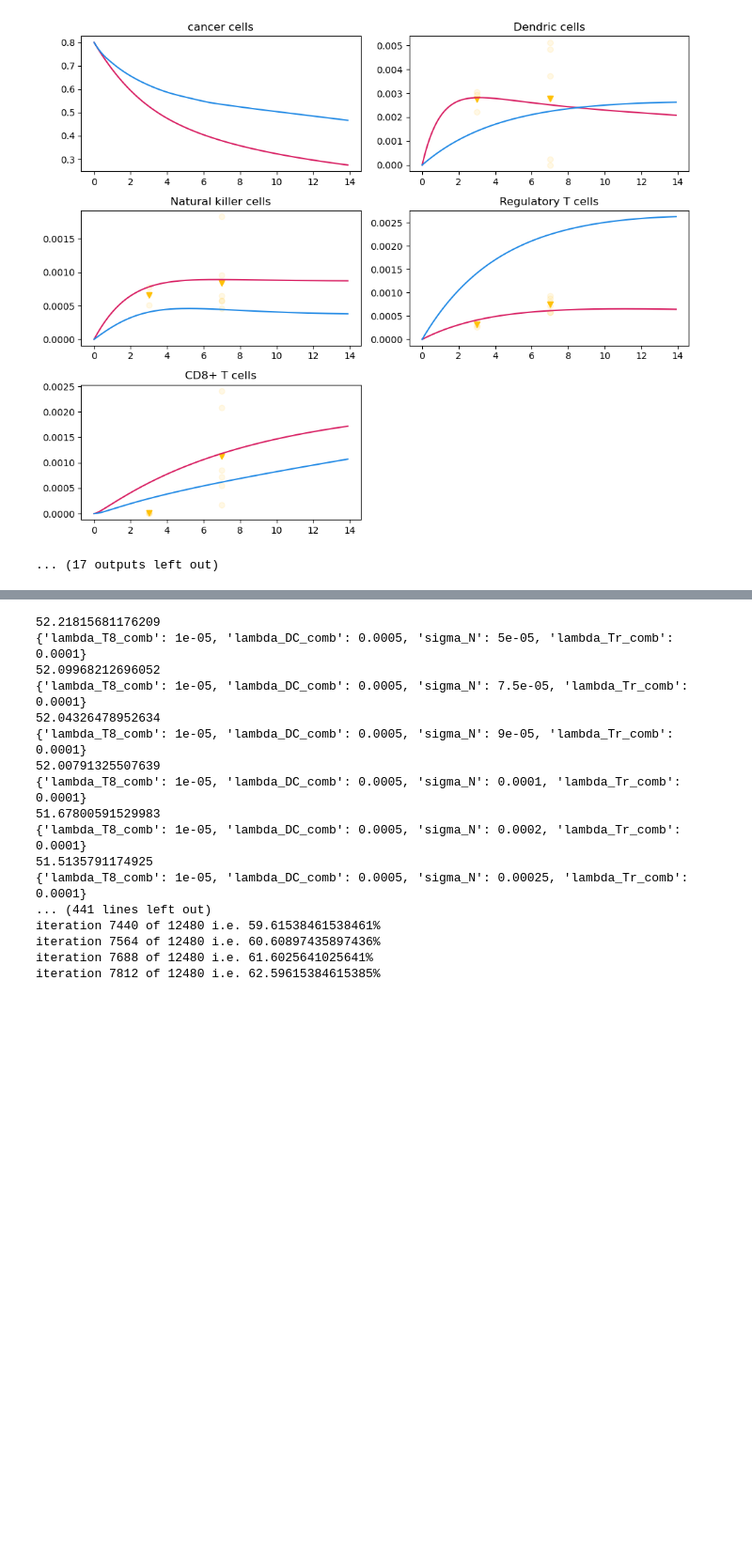
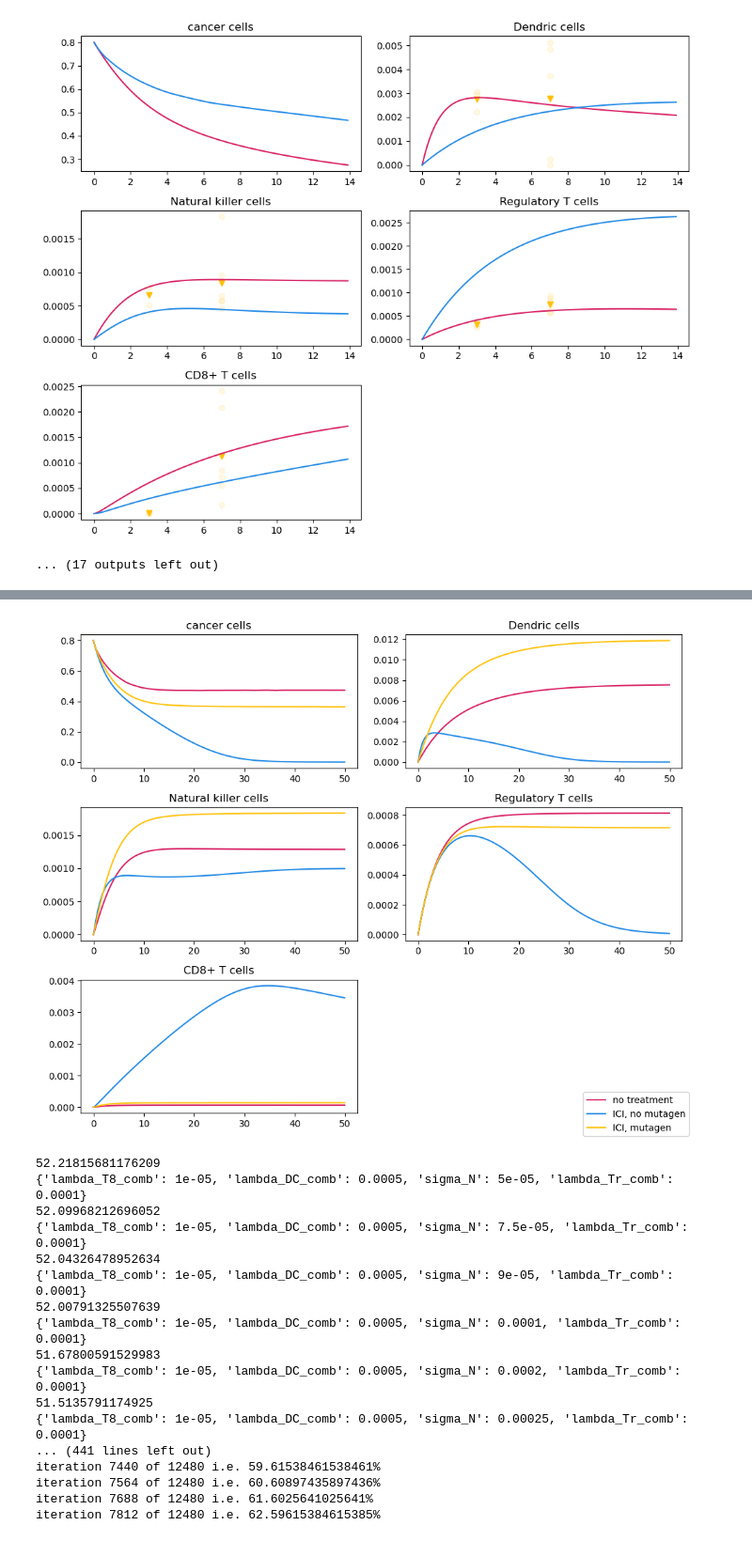
Before and after one commit to ZP-likes-coding/Cancer_immune_interaction, a Jupyter notebook: Fitting_KPB25L.ipynb, the cells around one changed output, grey strips where cells are left out. Shown at 94% size. Saved outputs shown, nothing was run; the diff lists cells and outputs as text; code cells hidden in the pictures; blank space fills up the shorter version.

Commit message:
added comparison graphs

```diff
--- a/Fitting_KPB25L.ipynb
+++ b/Fitting_KPB25L.ipynb
@@ -1054,5 +1172,95 @@ plt.show()
 # %%
 # best_params.update({'lambda_T8_comb': 0.0001, 'lambda_DC_comb': 0.0013, 'd_T8': 1e-05, 'sigma_N': 0.00035, 'K_Tr': 2.25e-05, 'd_N': 0.22})
+# %%
+mutagen_best_params = orig_params.copy()
+mutagen_best_params.update({'lambda_T8_comb': 0.0002, 'lambda_DC_comb': 0.005, 'lambda_Tr_comb': 0.0003, 'd_T8': 0.01, 'sigma_N': 0.0005, 'd_D': 1.0, 'K_Tr': 0.01, 'd_N': 0.5} )
+no_mutagen_best_params = mutagen_best_params.copy()
+no_mutagen_best_params.update({'lambda_T8_comb': 5e-05, 'lambda_DC_comb': 0.0014, 'lambda_Tr_comb': 0.0003, 'sigma_N': 0.00025})
+no_treatment_best_params = mutagen_best_params.copy()
+no_treatment_best_params.update({'lambda_T8_comb': 5e-05, 'lambda_DC_comb': 0.0014, 'lambda_Tr_comb': 0.0003, 'sigma_N': 0.00025})
+# %%
+
+c1 = (216/255,27/255,96/255)
+c2 = (30/255,136/255,229/255)
+c3 = (255/255,193/255,7/255)
+c4 = (0/255,77/255,64/255)
+
+tspan = (0.0,50.0,)
+C_init     = no_treatment_best_params['C_init']
+D_init     = no_treatment_best_params['D_init']
+N_init     = no_treatment_best_params['N_init']
+Tr_init    = no_treatment_best_params['Tr_init']
+T8_init    = no_treatment_best_params['T8_init']
+C0 = [C_init,D_init,N_init,Tr_init,T8_init]
+sol_no_treatment = solve_ivp(cancer_ode_parametrised,tspan,C0,args = (no_treatment_best_params,),abs_tol = 1e-9,t_eval = np.arange(0.0,tspan[1],0.1,))
+sol_mutagen = solve_ivp(cancer_ode_parametrised,tspan,C0,args = (no_mutagen_best_params,),abs_tol = 1e-9,t_eval = np.arange(0.0,tspan[1],0.1,))
+sol_no_mutagen = solve_ivp(cancer_ode_parametrised,tspan,C0,args = (mutagen_best_params,),abs_tol = 1e-9,t_eval = np.arange(0.0,tspan[1],0.1,))
+
+t_no_treatment = sol_no_treatment.t
+y_no_treatment = sol_no_treatment.y
+t_no_mutagen = sol_no_mutagen.t
+y_no_mutagen = sol_no_mutagen.y
+t_mutagen = sol_mutagen.t
+y_mutagen = sol_mutagen.y
+
+
+fig,ax = plt.subplots(3,2,figsize = (10,8))
+cancer = ax[0,0]
+cancer.plot(t_no_treatment,y_no_treatment[0],color = c1,label = 'no treatment')
+cancer.plot(t_no_mutagen,y_no_mutagen[0],color = c2,label = 'ICI, no mutagen')
+cancer.plot(t_mutagen,y_mutagen[0],color = c3,label = 'ICI, mutagen')
+handles,labels = cancer.get_legend_handles_labels()
+
+cancer.set_title('cancer cells')
+D_cells = ax[0,1]
+D_cells.plot(t_no_treatment,y_no_treatment[1],color = c1)
+D_cells.plot(t_no_mutagen,y_no_mutagen[1],color = c2)
+D_cells.plot(t_mutagen,y_mutagen[1],color = c3)
+
+
+D_cells.set_title('Dendric cells')
+# D_cells.scatter([3.0,7.0],no_treatment_Ds[:2],alpha=1.0,marker ='v',color = c3)
+# D_cells.scatter(scatter_no_treatment_times,scatter_no_treatment_Ds,alpha=0.1,color = c3)
+
+
+NK_cells = ax[1,0]
+NK_cells.plot(t_no_treatment,y_no_treatment[2],color = c1)
+NK_cells.plot(t_no_mutagen,y_no_mutagen[2],color = c2)
+NK_cells.plot(t_mutagen,y_mutagen[2],color = c3)
+
+NK_cells.set_title('Natural killer cells')
+# NK_cells.scatter(scatter_no_treatment_times,scatter_no_treatment_NKs,alpha=0.1,color = c3)
+# NK_cells.scatter([3,7],no_treatment_NKs[:2],alpha=1.0,marker ='v',color = c3)
+
+
+Treg = ax[1,1]
+Treg.plot(t_no_treatment,y_no_treatment[3],color = c1)
+Treg.plot(t_no_mutagen,y_no_mutagen[3],color = c2)
+Treg.plot(t_mutagen,y_mutagen[3],color = c3)
+
+Treg.set_title('Regulatory T cells')
+# Treg.scatter(scatter_no_treatment_times,scatter_no_treatment_Tregs,alpha=0.1,color = c3)
+# Treg.scatter([3,7],no_treatment_Tregs[:2],alpha=1.0,marker ='v',color = c3)
+# {'lambda_C': 1.5, 'C_M': 0.8, 'eta_8': 328.25, 'eta_N': 300, 'd_C': 0.17, 'lambda_DC_comb': 0.0013, 'K_C': 0.4, 'd_D': 0.1, 'sigma_N': 0.00035, 'd_N': 0.22, 'gamma_N': 150, 'a_C': 0.5, 'beta_1': 0.4, 'beta_2': 0.0002, 'd_Tr': 0.2, 'lambda_Tr_comb': 0.0002, 'd_T8': 1e-05, 'lambda_T8_comb': 0.0001, 'K_Tr': 2.25e-05, 'K_D': 0.0004, 'C_init': 0.8, 'D_init': 0.0, 'N_init': 0.0, 'Tr_init': 0.0, 'T8_init': 0.0}
+T8 = ax[2,0]
+T8.plot(t_no_treatment,y_no_treatment[4],color = c1)
+T8.plot(t_no_mutagen,y_no_mutagen[4],color = c2)
+T8.plot(t_mutagen,y_mutagen[4],color = c3)
+
+
+T8.set_title('CD8+ T cells')
+# T8.scatter(scatter_no_treatment_times,scatter_no_treatment_T8s,alpha=0.1,color = c3)
+# T8.scatter([3,7],no_treatment_T8s[:2],alpha=1.0,marker ='v',color = c3)
+
+
+extra_plot = ax[2,1]
+extra_plot.set_visible(False)
+fig.legend(handles,labels,loc = 'lower right')
+
+plt.tight_layout()
+plt.show()
+# %% [output]
+[figure, added]
 # %%
 # UV
 objective_function_day3 = {'Ds':UV_Ds[0],
```
Also changed, not shown: parts of 10 cells of this notebook.
